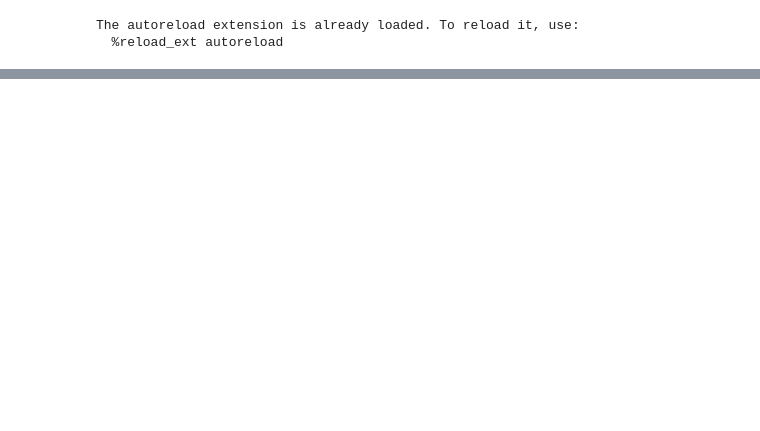
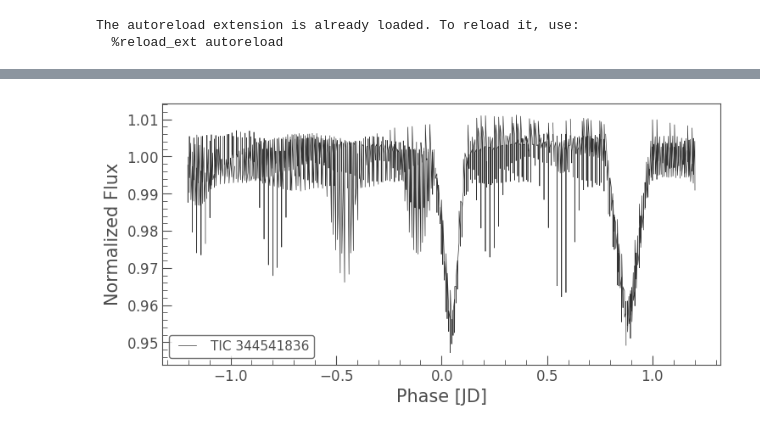
Before and after one commit to CvillePaul/Work, a Jupyter notebook: Observation/APO/2025-06-11 APO Observing 2025-08-08/APO Observing 2025-08-08.ipynb, the cells around one changed output, grey strips where cells are left out. Drawn from its saved outputs; the diff is of its cells as text; code cells hidden in the pictures; blank space fills up the shorter version.

Commit message:
feat: add additional possible observing days feat: add code to look at TESS light curves from all sectors

```diff
--- a/Observation/APO/2025-06-11 APO Observing 2025-08-08/APO Observing 2025-08-08.ipynb
+++ b/Observation/APO/2025-06-11 APO Observing 2025-08-08/APO Observing 2025-08-08.ipynb
@@ -118 +131,12 @@ html.render_observing_pages(tl, pl, {}, "../../../../Observing Files/APO Observi
 # pl.numerical_priorities[0]
+# %%
+import lightkurve as lk
+import matplotlib.pyplot as plt
+
+# Search for TESS light curves for a given target (name or TIC ID)
+search_result = lk.search_lightcurve("TIC 344541836", mission="TESS")
+
+# Show available products
+print(search_result)
+
+lcs = search_result.download_all()
@@ -118,0 +164,7 @@ html.render_observing_pages(tl, pl, {}, "../../../../Observing Files/APO Observi
+# %%
+import matplotlib.pyplot as plt
+
+lcs[0].fold(period=period * u.day).plot()
+plt.show()
+# %% [output]
+[figure, added]
```
Also changed, not shown: parts of 9 cells of this notebook.
